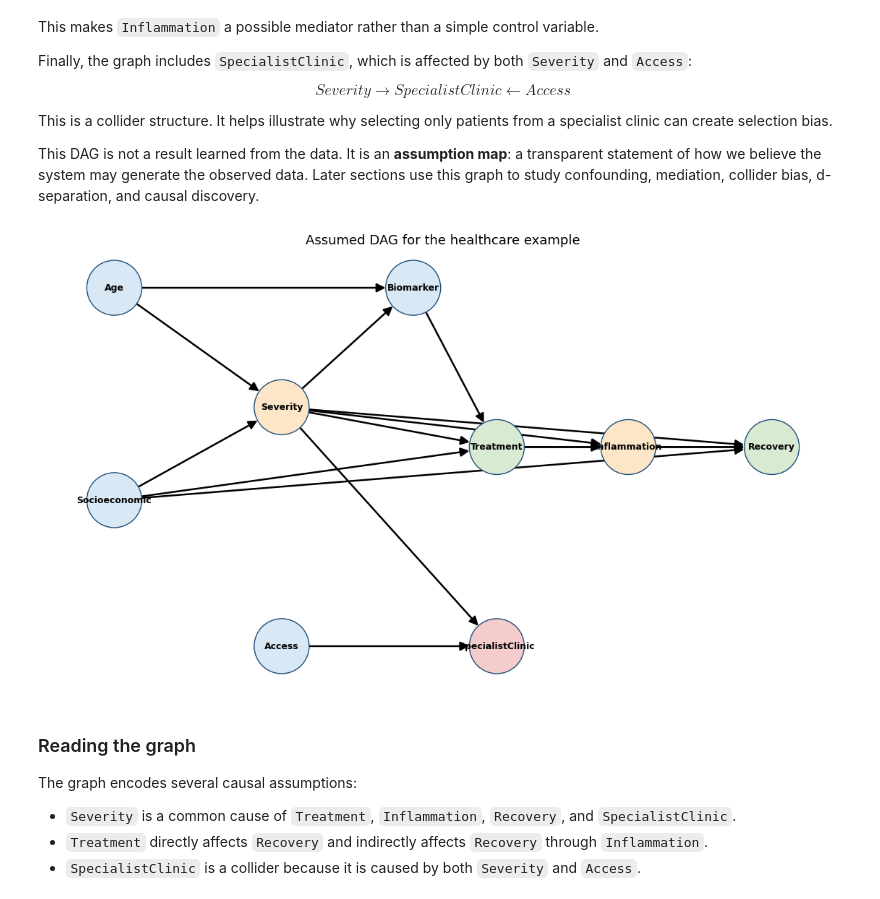
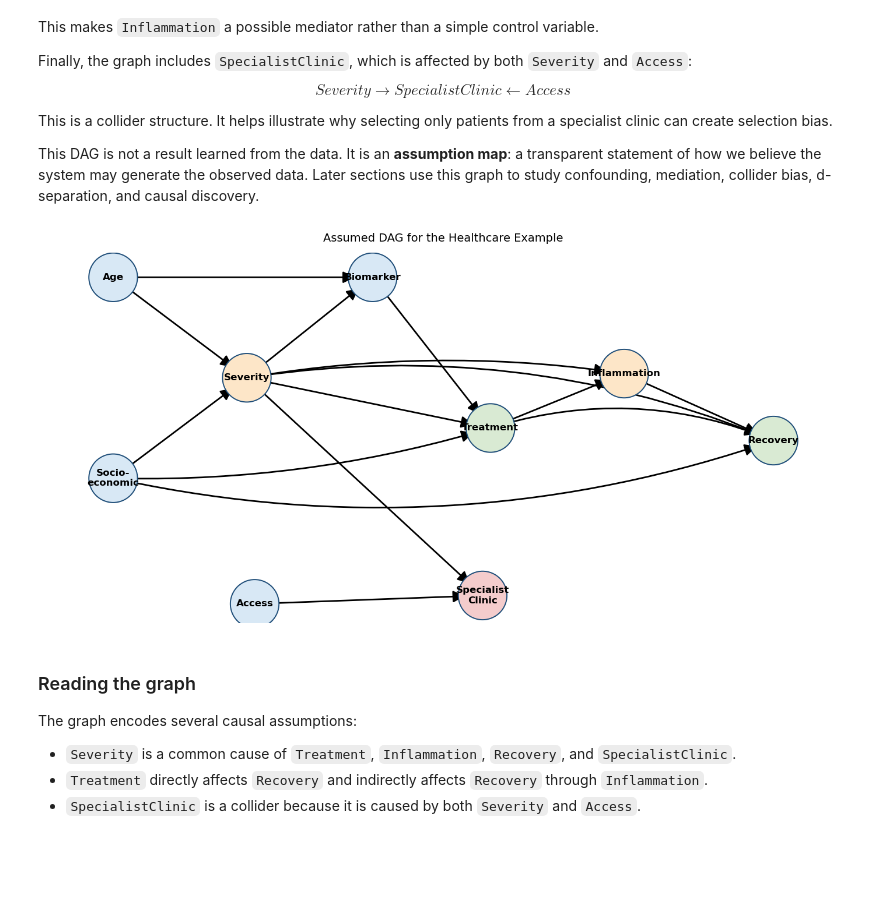
Before and after one commit to Ci2Lab/Causal-Intelligence-Course, a Jupyter notebook: Lectures/02_Causal_Graphs_Discovery.ipynb, the cells around one changed output. Drawn from its saved outputs; the diff is of its cells as text; code cells hidden in the pictures; blank space fills up the shorter version.

```diff
--- a/Lectures/02_Causal_Graphs_Discovery.ipynb
+++ b/Lectures/02_Causal_Graphs_Discovery.ipynb
@@ -362,6 +476,10 @@ This is a collider structure. It helps illustrate why selecting only patients fr
 
 This DAG is not a result learned from the data. It is an **assumption map**: a transparent statement of how we believe the system may generate the observed data. Later sections use this graph to study confounding, mediation, collider bias, d-separation, and causal discovery.
 # %%
+# ---------------------------------------------------------------------
+# Assumed DAG for the healthcare example
+# ---------------------------------------------------------------------
+
 true_edges = [
     ("Age", "Severity"),
     ("Age", "Biomarker"),
@@ -369,44 +487,81 @@ true_edges = [
     ("Socioeconomic", "Treatment"),
     ("Socioeconomic", "Recovery"),
     ("Severity", "Biomarker"),
     ("Severity", "Treatment"),
     ("Biomarker", "Treatment"),
     ("Severity", "Inflammation"),
     ("Treatment", "Inflammation"),
     ("Treatment", "Recovery"),
     ("Severity", "Recovery"),
     ("Inflammation", "Recovery"),
     ("Severity", "SpecialistClinic"),
     ("Access", "SpecialistClinic"),
 ]
 
+# Layout designed to separate the treatment, mediator, and outcome nodes.
 pos = {
-    "Age": (-2.7, 1.4),
-    "Socioeconomic": (-2.7, -0.2),
-    "Severity": (-1.3, 0.5),
-    "Biomarker": (-0.2, 1.4),
-    "Treatment": (0.5, 0.2),
-    "Inflammation": (1.6, 0.2),
-    "Recovery": (2.8, 0.2),
-    "Access": (-1.3, -1.3),
-    "SpecialistClinic": (0.5, -1.3),
+    "Age": (-3.5, 1.8),
+    "Socioeconomic": (-3.5, -0.6),
+    "Severity": (-1.8, 0.6),
+    "Biomarker": (-0.2, 1.8),
+    "Treatment": (1.3, 0.0),
+    "Inflammation": (3.0, 0.65),
+    "Recovery": (4.9, -0.15),
+    "Access": (-1.7, -2.1),
+    "SpecialistClinic": (1.2, -2.0),
 }
 
 node_colors = {
     "Age": COLORS["light_blue"],
     "Socioeconomic": COLORS["light_blue"],
     "Severity": COLORS["light_orange"],
     "Biomarker": COLORS["light_blue"],
     "Treatment": COLORS["light_green"],
     "Inflammation": COLORS["light_orange"],
     "Recovery": COLORS["light_green"],
     "Access": COLORS["light_blue"],
     "SpecialistClinic": COLORS["light_red"],
 }
 
-G_true = draw_dag(true_edges, pos=pos, title="Assumed DAG for the healthcare example", node_colors=node_colors, figsize=(11, 6));
+# Shorter display labels for long node names
+node_labels = {
+    "Age": "Age",
+    "Socioeconomic": "Socio-\neconomic",
+    "Severity": "Severity",
+    "Biomarker": "Biomarker",
+    "Treatment": "Treatment",
+    "Inflammation": "Inflammation",
+    "Recovery": "Recovery",
+    "Access": "Access",
+    "SpecialistClinic": "Specialist\nClinic",
+}
+
+# Only curve the long or visually overlapping edges.
+# Positive and negative values bend edges in opposite directions.
+edge_rads = {
+    ("Socioeconomic", "Treatment"): 0.08,
+    ("Socioeconomic", "Recovery"): 0.14,
+    ("Severity", "Inflammation"): -0.08,
+    ("Severity", "Recovery"): -0.14,
+    ("Treatment", "Recovery"): -0.18,
+}
+
+G_true = draw_dag(
+    true_edges,
+    pos=pos,
+    title="Assumed DAG for the Healthcare Example",
+    node_colors=node_colors,
+    labels=node_labels,
+    figsize=(14, 7),
+    node_size=3600,
+    font_size=12,
+    arrowsize=30,
+    edge_width=2.0,
+    edge_rad=0.0,      # most edges remain straight
+    edge_rads=edge_rads # only selected long edges are curved
+);
 # %% [output]
-[figure, old version]
+[figure, new version]
 # %% [markdown]
 ### Reading the graph
 
```
Also changed, not shown: parts of 58 cells of this notebook, 2 other files.
